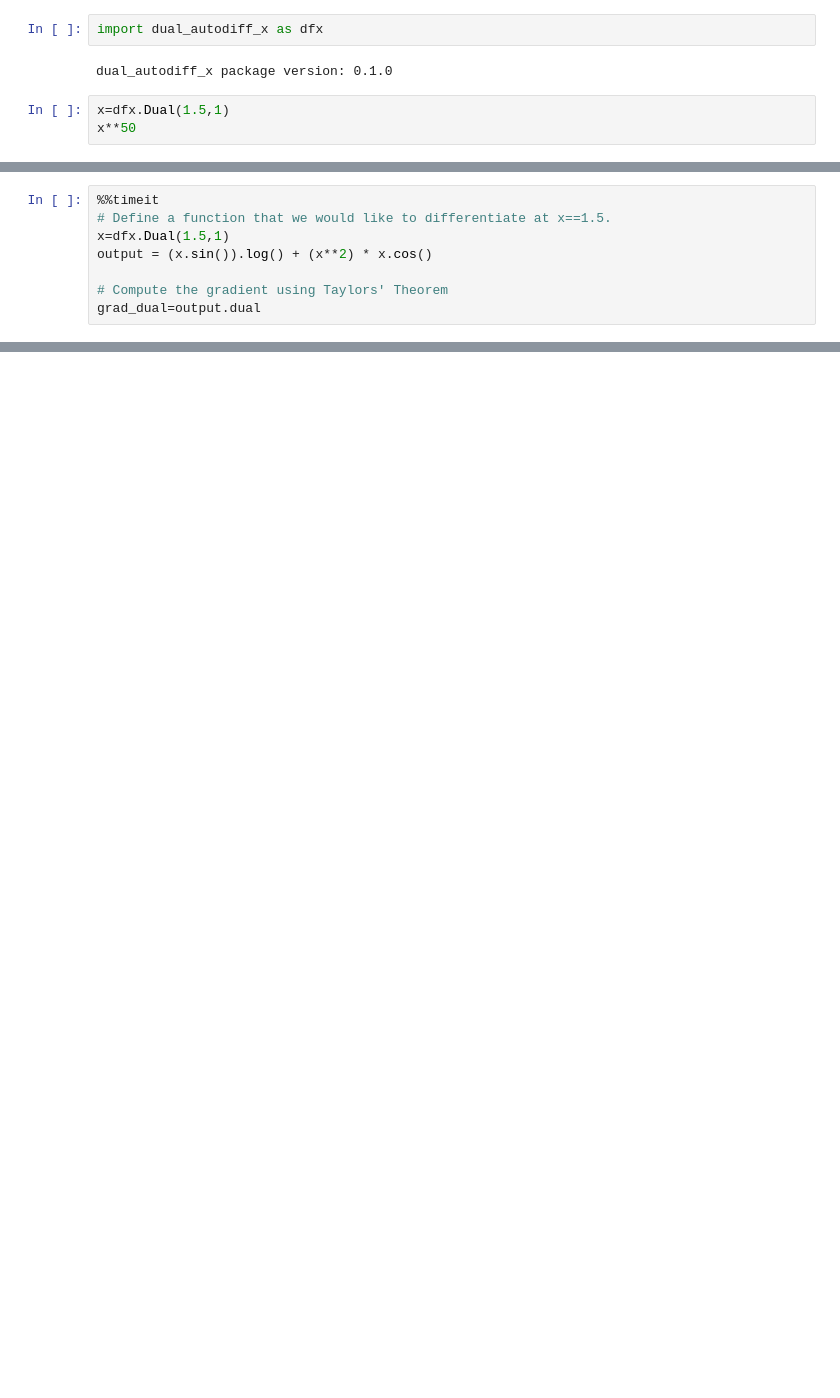
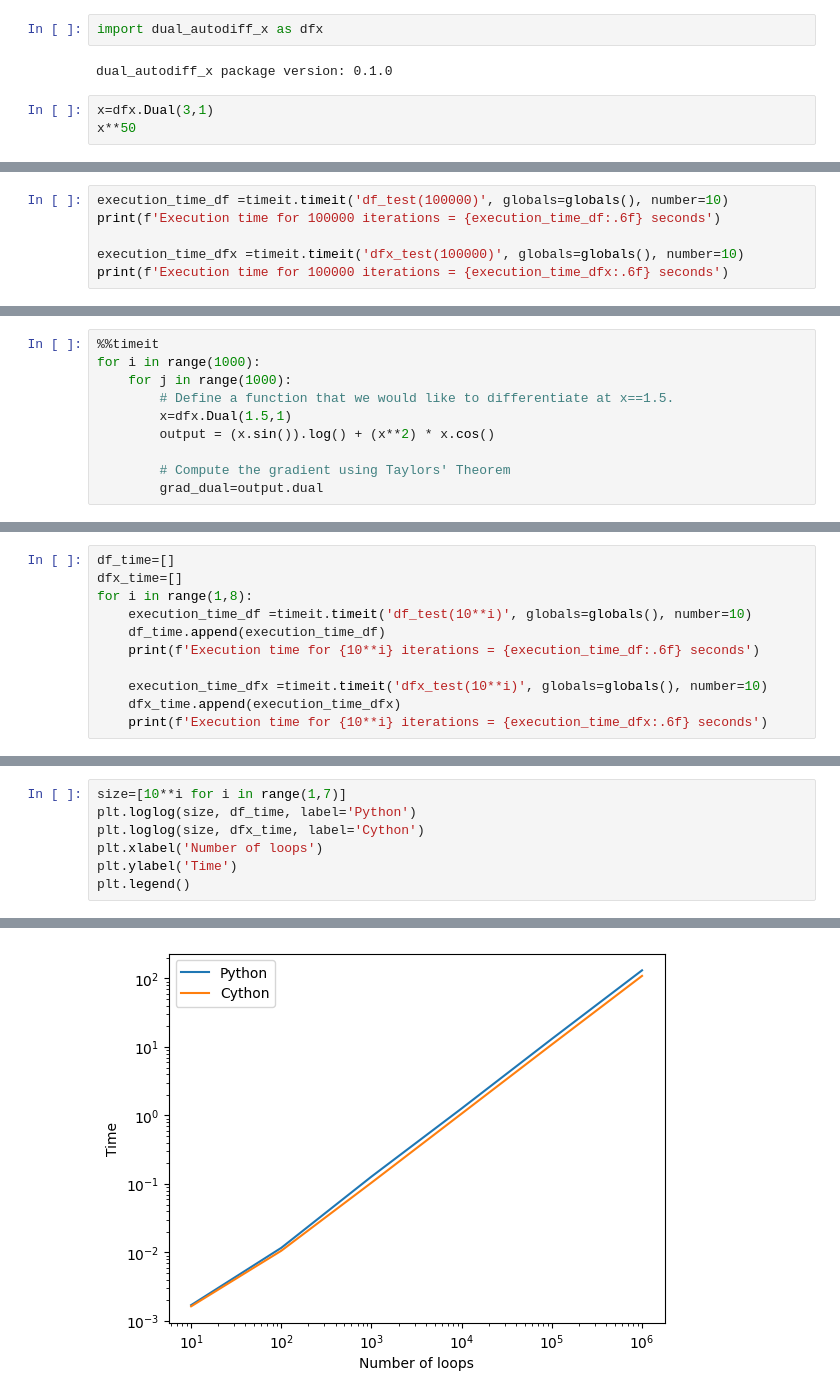
Before and after one commit to Fayzan03/C1_Coursework, a Jupyter notebook: docs/Tutorial/dual_autodiff.ipynb, the cells around one changed output, grey strips where cells are left out. Drawn from its saved outputs; the diff is of its cells as text; blank space fills up the shorter version.

```diff
--- a/docs/Tutorial/dual_autodiff.ipynb
+++ b/docs/Tutorial/dual_autodiff.ipynb
@@ -182,6 +184,6 @@ import dual_autodiff_x as dfx
 # %% [output]
 dual_autodiff_x package version: 0.1.0
 # %%
-x=dfx.Dual(1.5,1)
+x=dfx.Dual(3,1)
 x**50
 # %% [output]
@@ -188,0 +227,6 @@ Dual(real=637621500.2140496, dual=21254050007.134987)
+# %%
+execution_time_df =timeit.timeit('df_test(100000)', globals=globals(), number=10)
+print(f'Execution time for 100000 iterations = {execution_time_df:.6f} seconds')
+
+execution_time_dfx =timeit.timeit('dfx_test(100000)', globals=globals(), number=10)
+print(f'Execution time for 100000 iterations = {execution_time_dfx:.6f} seconds')
@@ -189,9 +236,11 @@ Dual(real=637621500.2140496, dual=21254050007.134987)
 # %%
 %%timeit
-# Define a function that we would like to differentiate at x==1.5.
-x=dfx.Dual(1.5,1)
-output = (x.sin()).log() + (x**2) * x.cos()
+for i in range(1000):
+    for j in range(1000):
+        # Define a function that we would like to differentiate at x==1.5.
+        x=dfx.Dual(1.5,1)
+        output = (x.sin()).log() + (x**2) * x.cos()
 
-# Compute the gradient using Taylors' Theorem
-grad_dual=output.dual
+        # Compute the gradient using Taylors' Theorem
+        grad_dual=output.dual
 # %% [output]
@@ -198,0 +248,11 @@ grad_dual=output.dual
+# %%
+df_time=[]
+dfx_time=[]
+for i in range(1,8):
+    execution_time_df =timeit.timeit('df_test(10**i)', globals=globals(), number=10)
+    df_time.append(execution_time_df)
+    print(f'Execution time for {10**i} iterations = {execution_time_df:.6f} seconds')
+
+    execution_time_dfx =timeit.timeit('dfx_test(10**i)', globals=globals(), number=10)
+    dfx_time.append(execution_time_dfx)
+    print(f'Execution time for {10**i} iterations = {execution_time_dfx:.6f} seconds')
@@ -198,0 +273,8 @@ grad_dual=output.dual
+# %%
+size=[10**i for i in range(1,7)]
+plt.loglog(size, df_time, label='Python')
+plt.loglog(size, dfx_time, label='Cython')
+plt.xlabel('Number of loops')
+plt.ylabel('Time')
+plt.legend()
+# %% [output]
@@ -199,2 +282,3 @@ grad_dual=output.dual
+[figure, added]
 # %%
 %%timeit
```
Also changed, not shown: parts of 15 cells of this notebook, 7 other files.
